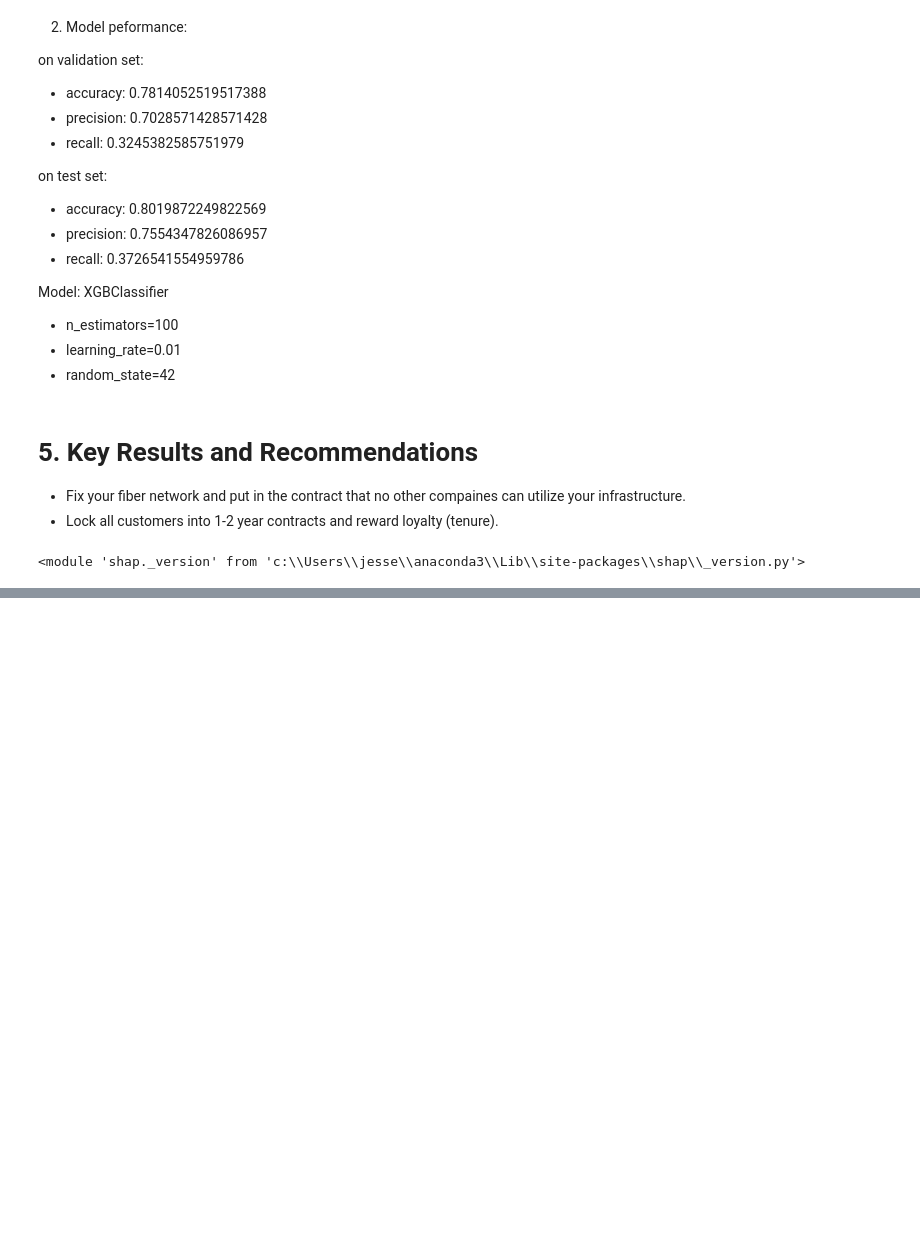
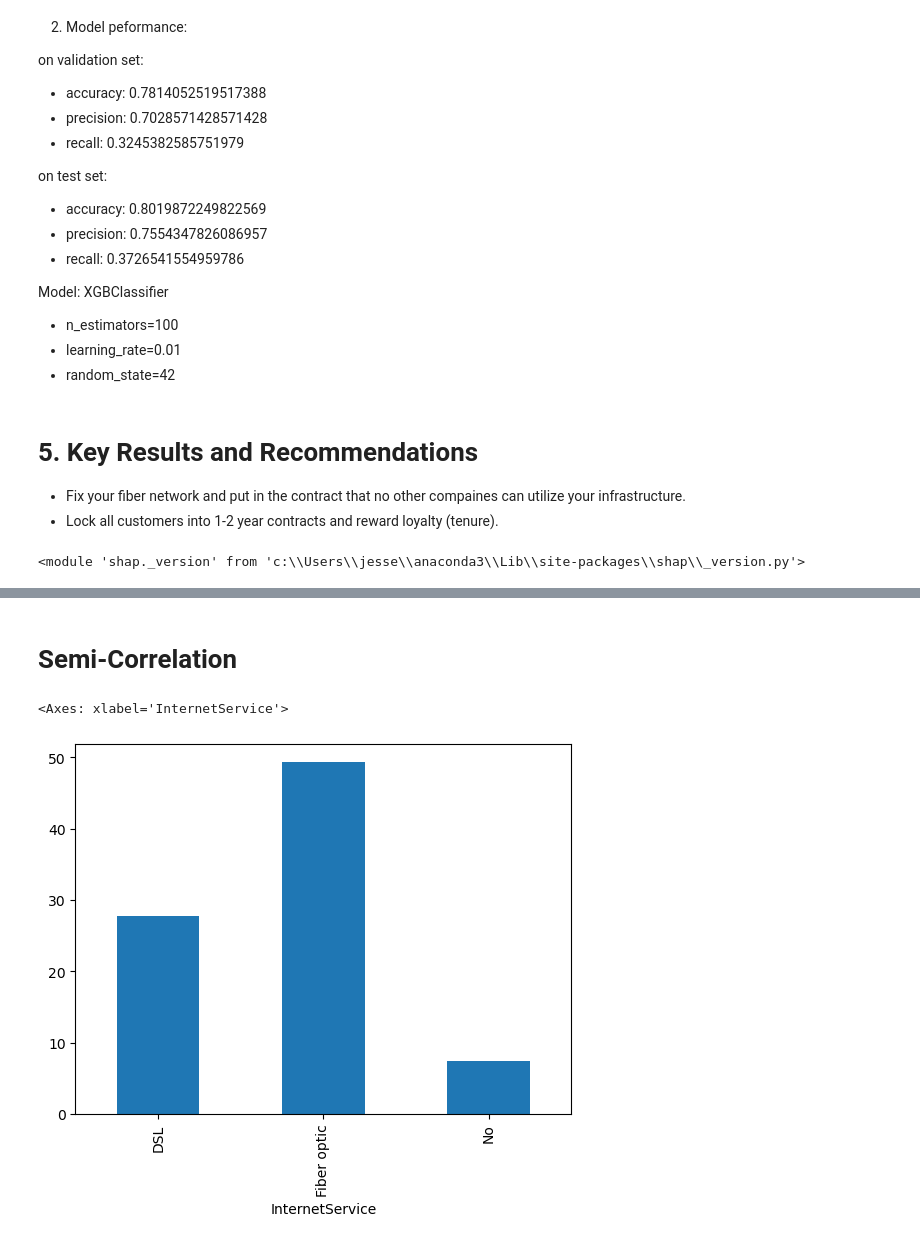
Before and after one commit to kurathemonster/classification_casestudy, a Jupyter notebook: classification.ipynb, the cells around one changed output, grey strips where cells are left out. Drawn from its saved outputs; the diff is of its cells as text; code cells hidden in the pictures; blank space fills up the shorter version.

```diff
--- a/classification.ipynb
+++ b/classification.ipynb
@@ -506,0 +507,11 @@ shap.summary_plot(shap_values, X_test_transformed, feature_names=feature_names,
+# %% [markdown]
+# Semi-Correlation
+# %%
+no_tech = df[df['TechSupport'] != 'Yes']
+
+combo_churn = no_tech.groupby('InternetService')['Churn'].mean() *100
+
+combo_churn.plot(kind='bar')
+# %% [output]
+<Axes: xlabel='InternetService'>
+[figure, added]
```
Also changed, not shown: parts of 5 cells of this notebook.
